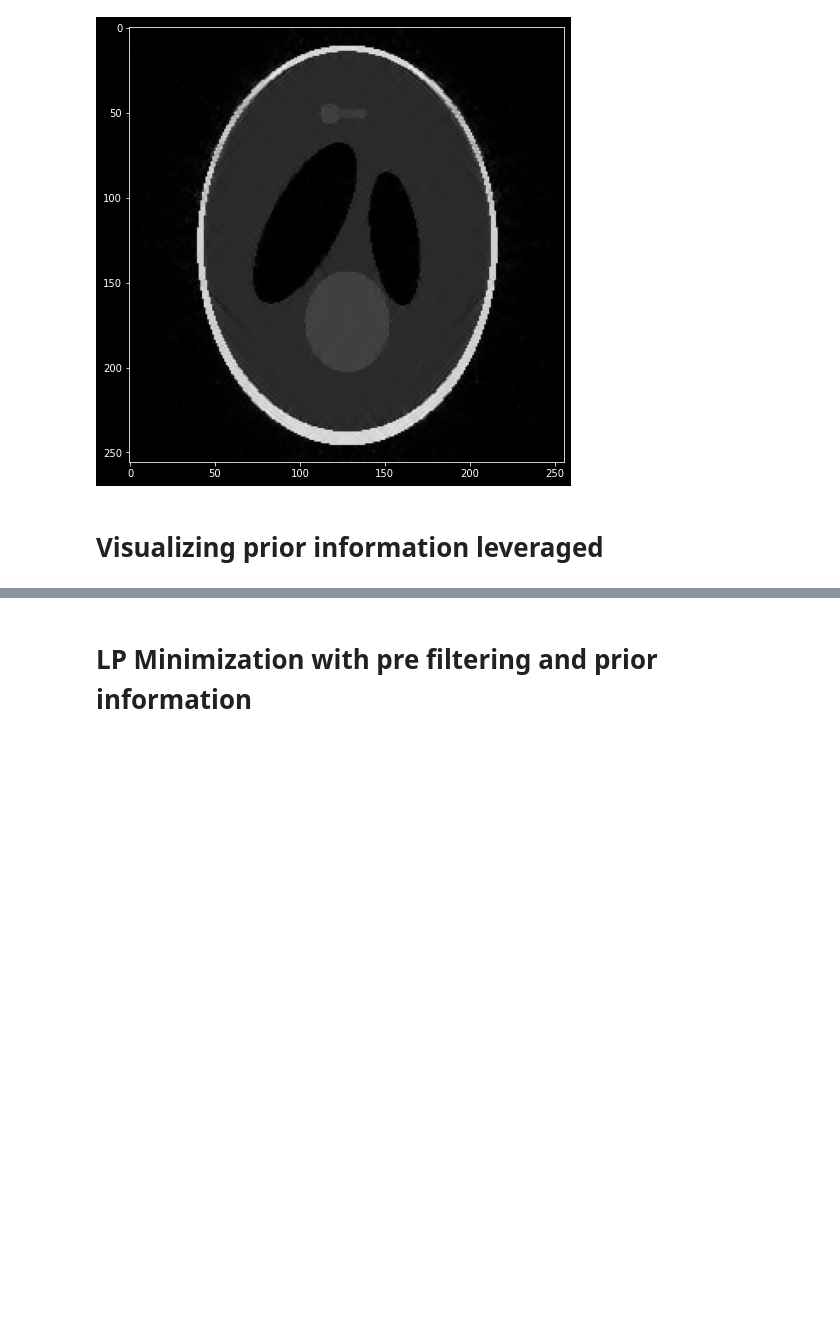
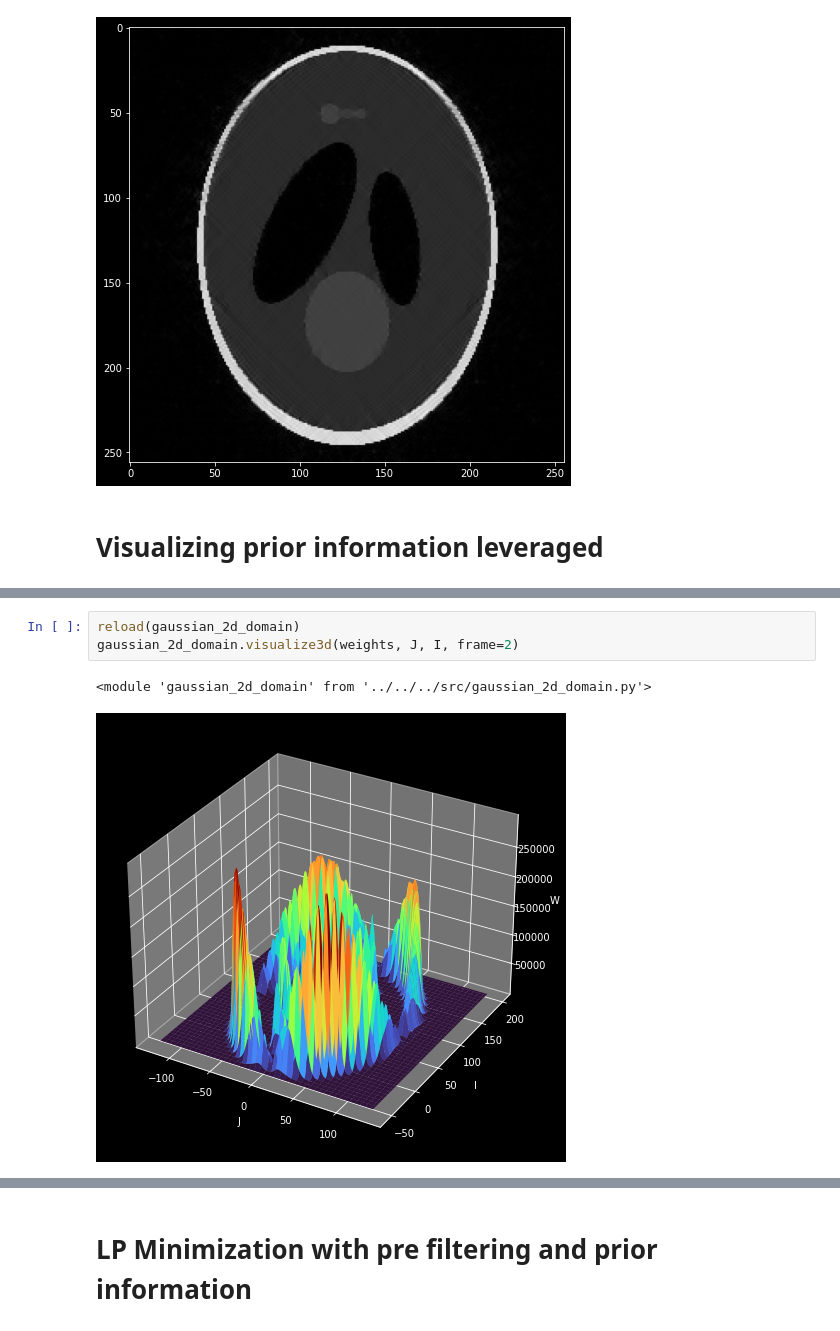
Before and after one commit to gabrielziegler3/CoDePPI, a Jupyter notebook: demos/reconstruction/prior-information/pi-distributions.ipynb, the cells around one changed output, grey strips where cells are left out. Drawn from its saved outputs; the diff is of its cells as text; blank space fills up the shorter version.

```diff
--- a/demos/reconstruction/prior-information/pi-denoising.ipynb
+++ b/demos/reconstruction/prior-information/pi-distributions.ipynb
@@ -144,0 +108,6 @@ _ = ax[3].axis('off')
+# %%
+reload(gaussian_2d_domain)
+gaussian_2d_domain.visualize3d(weights, J, I, frame=2)
+# %% [output]
+<module 'gaussian_2d_domain' from '../../../src/gaussian_2d_domain.py'>
+[figure, added]
```
Also changed, not shown: parts of 9 cells of this notebook, 1 other file.
